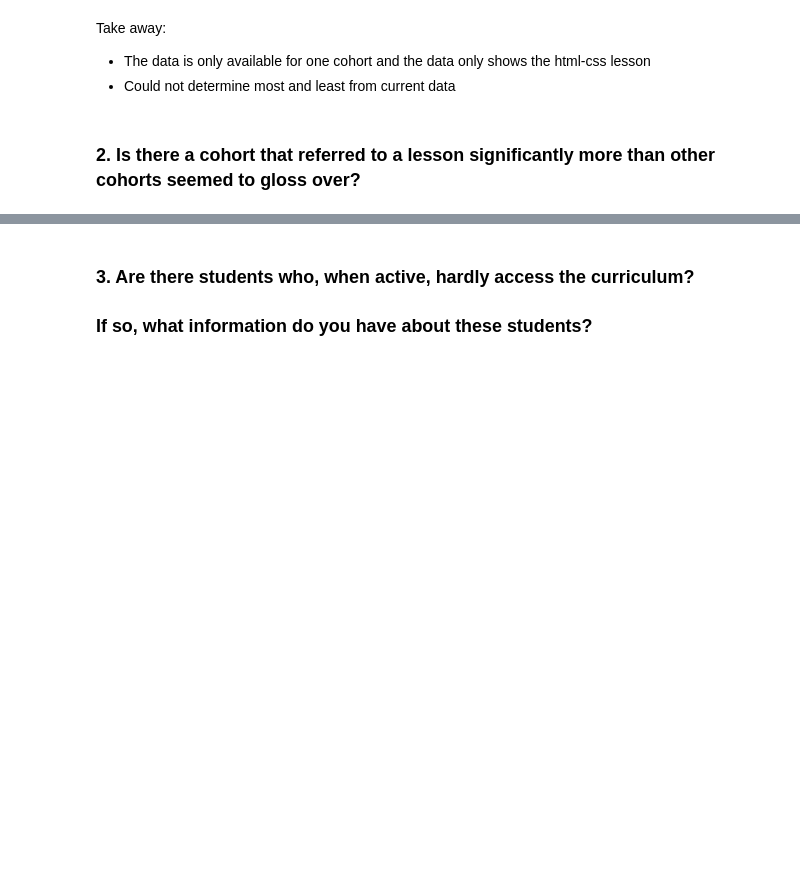
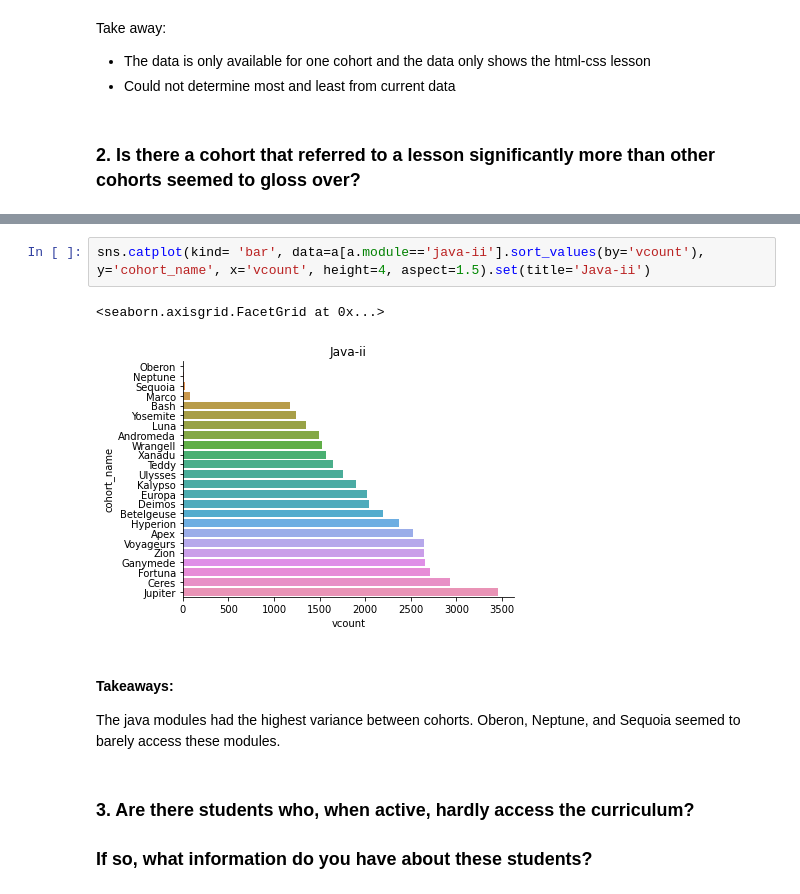
Before and after one commit to best-anamoly-detection-group-project/detection_project, a Jupyter notebook: final_report.ipynb, the cells around one changed output, grey strips where cells are left out. Drawn from its saved outputs; the diff is of its cells as text; blank space fills up the shorter version.

```diff
--- a/final_report.ipynb
+++ b/final_report.ipynb
@@ -219,3 +266,11 @@ Take away:
+# %%
+sns.catplot(kind= 'bar', data=a[a.module=='java-ii'].sort_values(by='vcount'), y='cohort_name', x='vcount', height=4, aspect=1.5).set(title='Java-ii')
+# %% [output]
+<seaborn.axisgrid.FacetGrid at 0x...>
+[figure, added]
+# %% [markdown]
+#### Takeaways:
+The java modules had the highest variance between cohorts.  Oberon, Neptune, and Sequoia seemed to barely access these modules.
 # %% [markdown]
 ### 3. Are there students who, when active, hardly access the curriculum?
 
```
Also changed, not shown: parts of 8 cells of this notebook.
